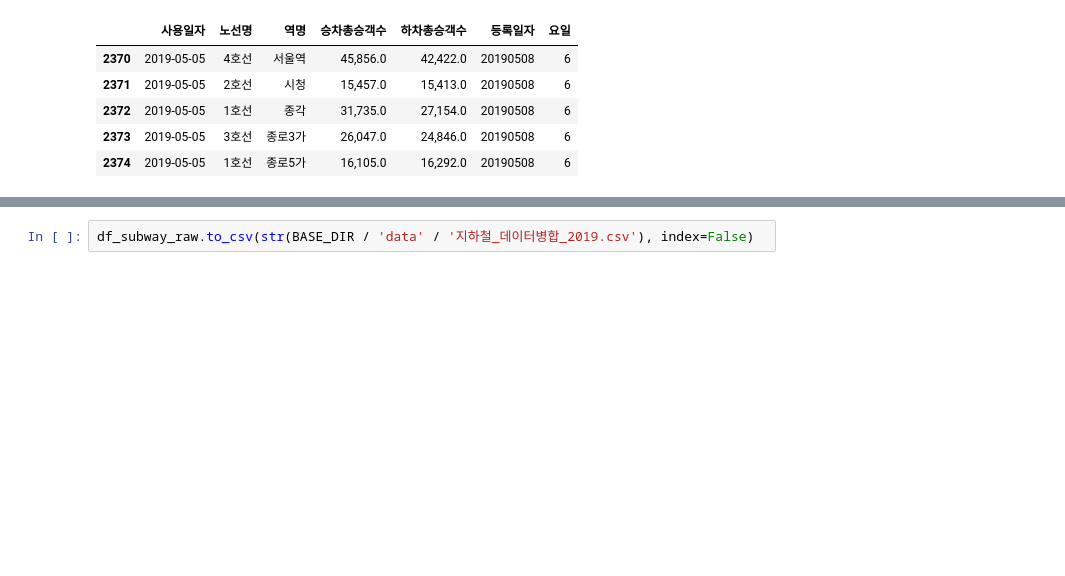
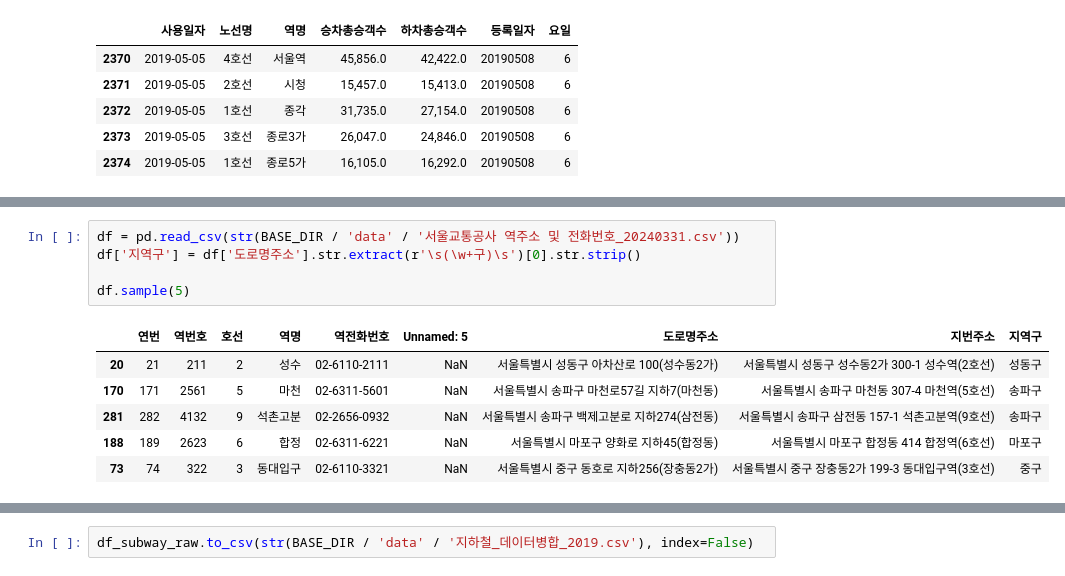
Before and after one commit to smu-202115064/Training-project-for-AI-X-Pioneers-Basic, a Jupyter notebook: 실습/데이터 가공.ipynb, the cells around one changed output, grey strips where cells are left out. Cells and saved outputs as stored; diff of their text form; blank space fills up the shorter version.

```diff
--- a/실습/데이터 가공.ipynb
+++ b/실습/데이터 가공.ipynb
@@ -184,0 +185,12 @@ df_subway_raw.sample(5)
+# %%
+df = pd.read_csv(str(BASE_DIR / 'data' / '서울교통공사 역주소 및 전화번호_20240331.csv'))
+df['지역구'] = df['도로명주소'].str.extract(r'\s(\w+구)\s')[0].str.strip()
+
+df.sample(5)
+# %% [output]
+|  | 연번 | 역번호 | 호선 | 역명 | 역전화번호 | Unnamed: 5 | 도로명주소 | 지번주소 | 지역구 |
+| 20 | 21 | 211 | 2 | 성수 | 02-6110-2111 | NaN | 서울특별시 성동구 아차산로 100(성수동2가) | 서울특별시 성동구 성수동2가 300-1 성수역(2호선) | 성동구 |
+| 170 | 171 | 2561 | 5 | 마천 | 02-6311-5601 | NaN | 서울특별시 송파구 마천로57길 지하7(마천동) | 서울특별시 송파구 마천동 307-4 마천역(5호선) | 송파구 |
+| 281 | 282 | 4132 | 9 | 석촌고분 | 02-2656-0932 | NaN | 서울특별시 송파구 백제고분로 지하274(삼전동) | 서울특별시 송파구 삼전동 157-1 석촌고분역(9호선) | 송파구 |
+| 188 | 189 | 2623 | 6 | 합정 | 02-6311-6221 | NaN | 서울특별시 마포구 양화로 지하45(합정동) | 서울특별시 마포구 합정동 414 합정역(6호선) | 마포구 |
+| 73 | 74 | 322 | 3 | 동대입구 | 02-6110-3321 | NaN | 서울특별시 중구 동호로 지하256(장충동2가) | 서울특별시 중구 장충동2가 199-3 동대입구역(3호선) | 중구 |
```
Also changed, not shown: parts of 6 cells of this notebook, 1 other file.
